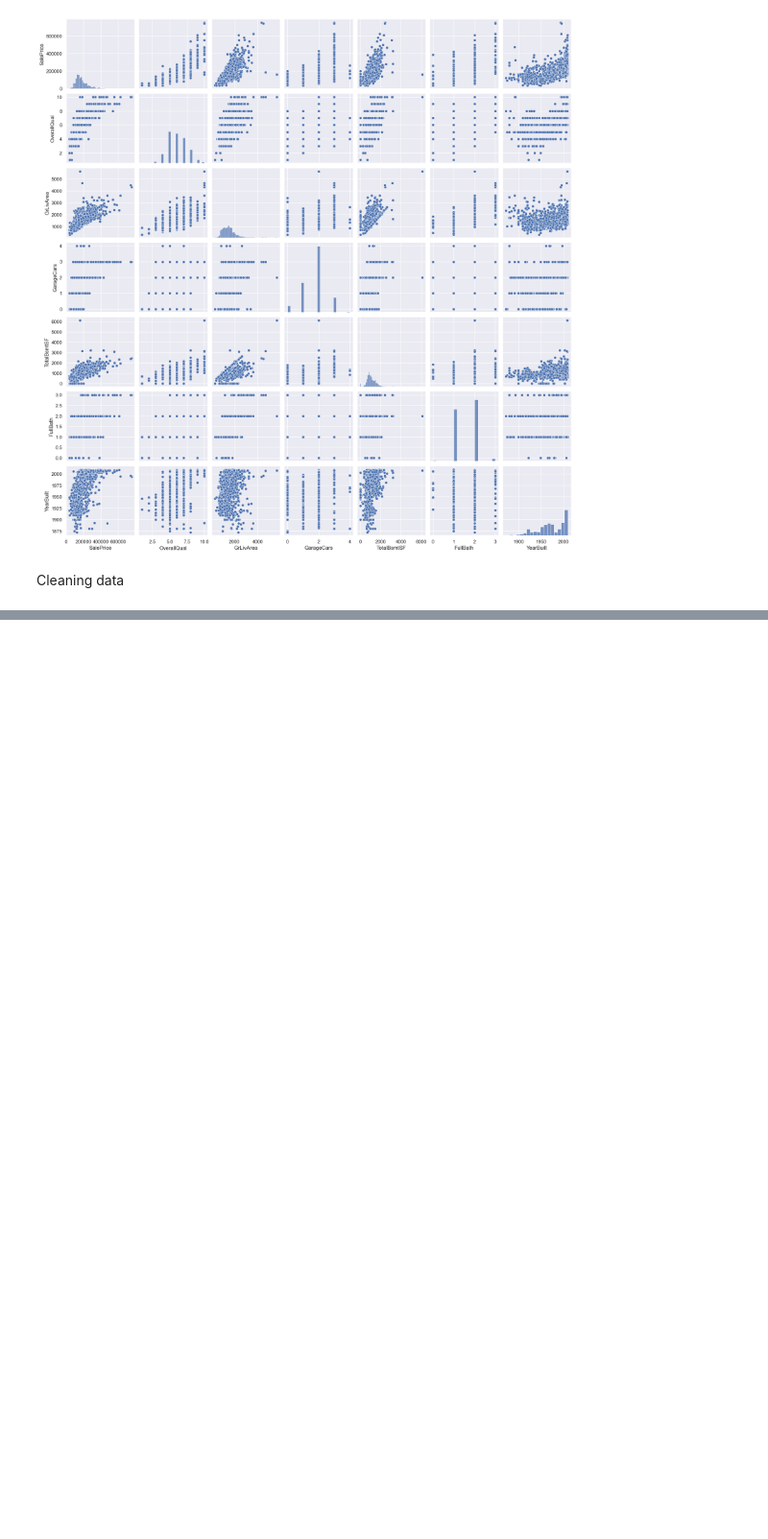
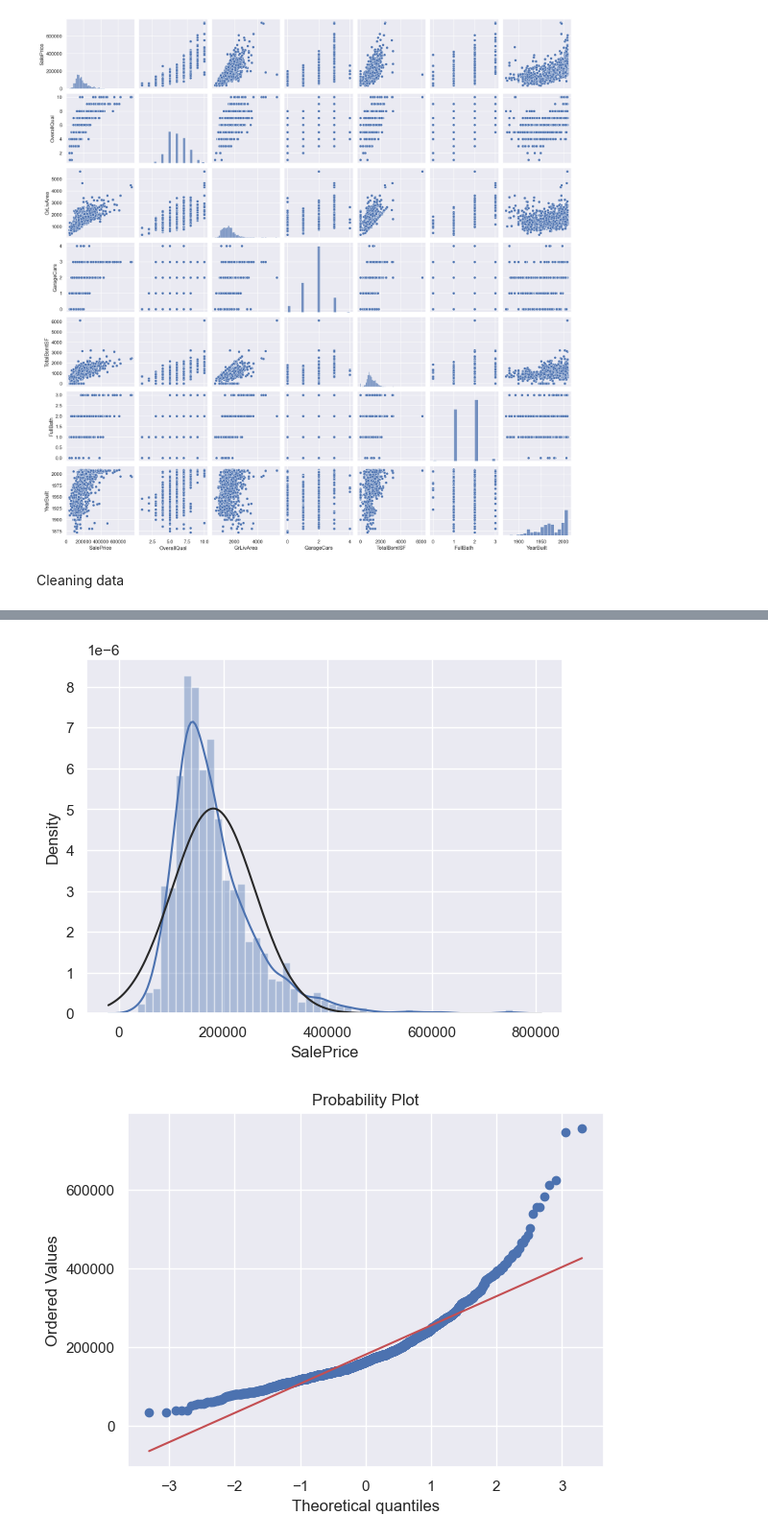
Before and after one commit to WoutervanZeijl/house-prices-advanced-regression-techniques, a Jupyter notebook: Exploration.ipynb, the cells around one changed output, grey strips where cells are left out. Shown at 96% size. Saved outputs shown, nothing was run; the diff lists cells and outputs as text; code cells hidden in the pictures; blank space fills up the shorter version.

```diff
--- a/Exploration.ipynb
+++ b/Exploration.ipynb
@@ -120,0 +130,4 @@ Name: SalePrice, dtype: float64
+# %%
+df_train.drop((missing_data[missing_data['Total'] > 1]).index, axis=1, inplace=True)
+df_train.drop(df_train.loc[df_train['Electrical'].isnull()].index, inplace=True)
+df_train.isnull().sum().max()
@@ -120,0 +136,4 @@ Name: SalePrice, dtype: float64
+# %%
+df_train.drop((missing_data[missing_data['Total'] > 1]).index, 1, inplace=True)
+df_train.drop(df_train.loc[df_train['Electrical'].isnull()].index, inplace=True)
+df_train.isnull().sum().max()
@@ -120,0 +182,3 @@ Name: SalePrice, dtype: float64
+# %%
+df_train.drop(df_train[df_train['Id']==1299].index, inplace=True)
+df_train.drop(df_train[df_train['Id']== 524].index, inplace=True)
@@ -120,0 +196,9 @@ Name: SalePrice, dtype: float64
+# %%
+df_train.drop(df_train[df_train['Id']==333].index, inplace=True)
+# %%
+sns.distplot(df_train['SalePrice'], fit=norm);
+fig = plt.figure()
+res = stats.probplot(df_train['SalePrice'], plot=plt)
+# %% [output]
+[figure, added]
+[figure, added]
```
Also changed, not shown: parts of 21 cells of this notebook.
